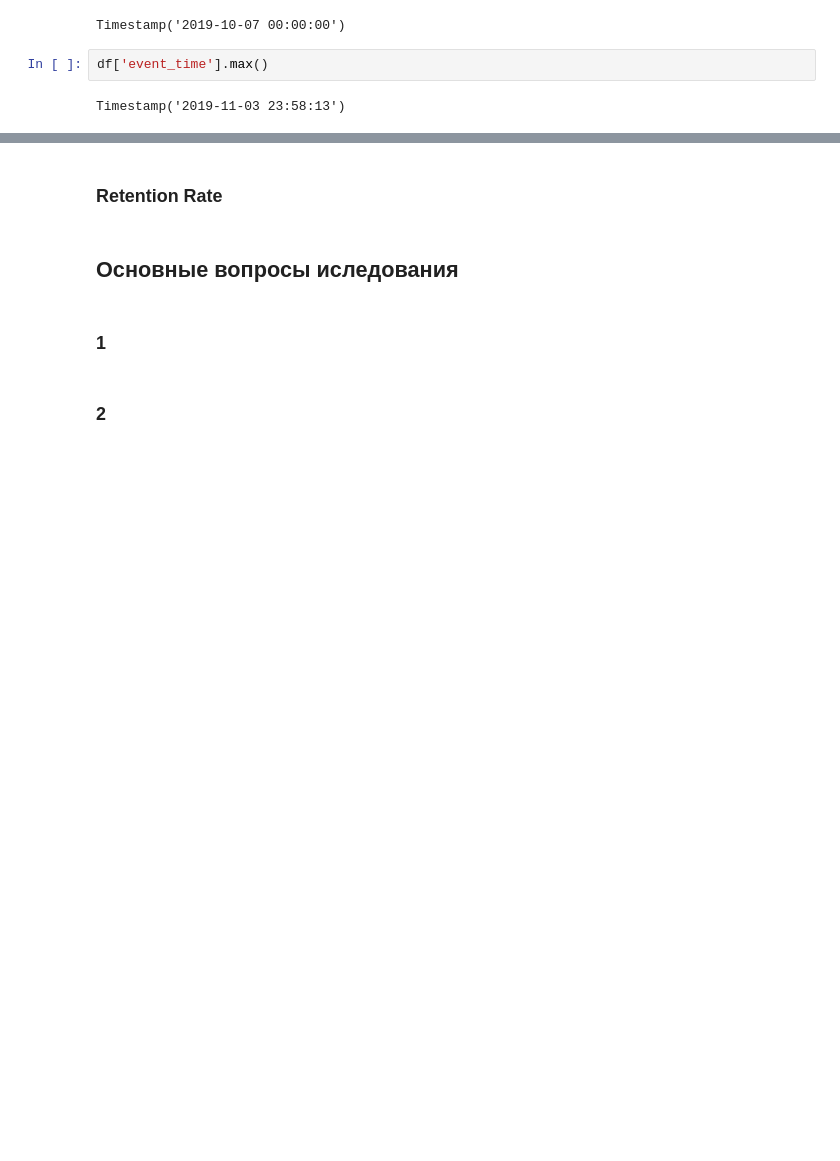
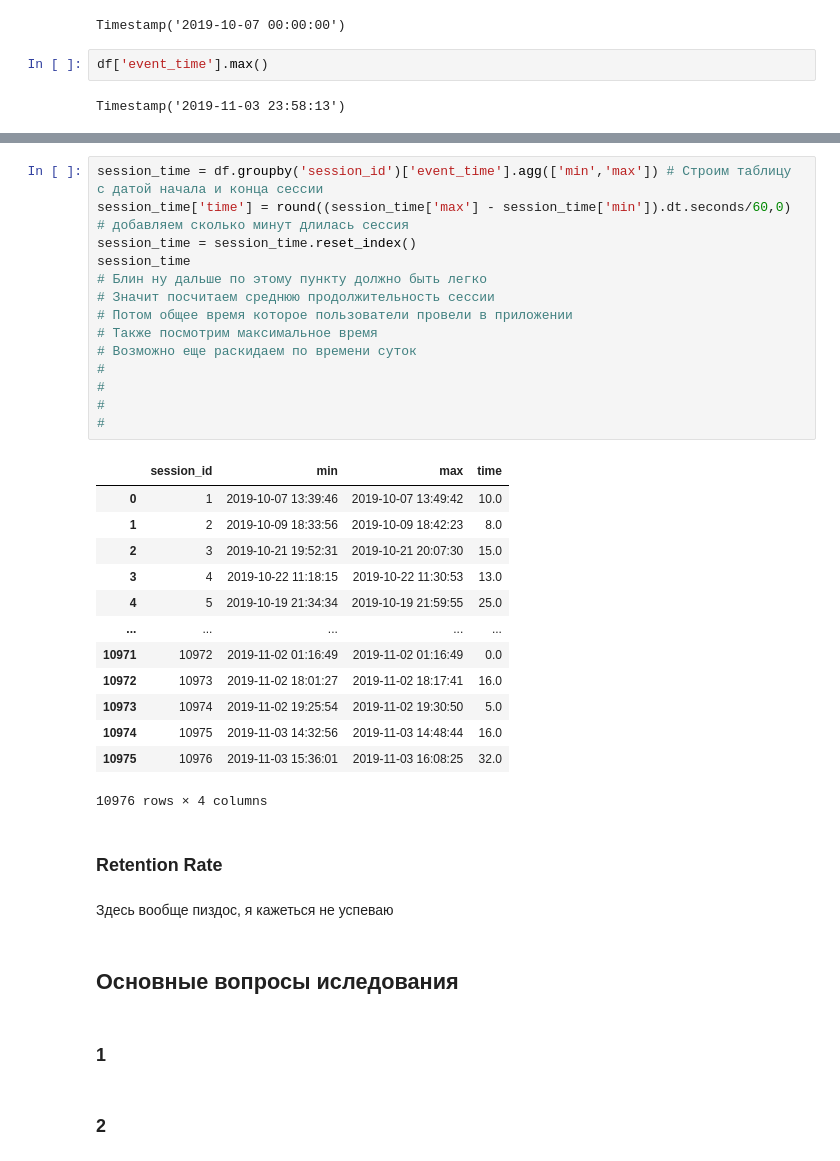
Before and after one commit to DaniilDonike/study_projects, a Jupyter notebook: Apps. Финальный проект/Project_first_try.ipynb, the cells around one changed output, grey strips where cells are left out. Saved outputs shown, nothing was run; the diff lists cells and outputs as text; blank space fills up the shorter version.

```diff
--- a/Apps. Финальный проект/Project_first_try.ipynb
+++ b/Apps. Финальный проект/Project_first_try.ipynb
@@ -260,5 +279,35 @@ Timestamp('2019-11-03 23:58:13')
+# %%
+session_time = df.groupby('session_id')['event_time'].agg(['min','max']) # Строим таблицу с датой начала и конца сессии
+session_time['time'] = round((session_time['max'] - session_time['min']).dt.seconds/60,0) # добавляем сколько минут длилась сессия
+session_time = session_time.reset_index()
+session_time
+# Блин ну дальше по этому пункту должно быть легко
+# Значит посчитаем среднюю продолжительность сессии
+# Потом общее время которое пользователи провели в приложении
+# Также посмотрим максимальное время
+# Возможно еще раскидаем по времени суток
+#
+#
+#
+#
+# %% [output]
+|  | session_id | min | max | time |
+| 0 | 1 | 2019-10-07 13:39:46 | 2019-10-07 13:49:42 | 10.0 |
+| 1 | 2 | 2019-10-09 18:33:56 | 2019-10-09 18:42:23 | 8.0 |
+| 2 | 3 | 2019-10-21 19:52:31 | 2019-10-21 20:07:30 | 15.0 |
+| 3 | 4 | 2019-10-22 11:18:15 | 2019-10-22 11:30:53 | 13.0 |
+| 4 | 5 | 2019-10-19 21:34:34 | 2019-10-19 21:59:55 | 25.0 |
+| ... | ... | ... | ... | ... |
+| 10971 | 10972 | 2019-11-02 01:16:49 | 2019-11-02 01:16:49 | 0.0 |
+| 10972 | 10973 | 2019-11-02 18:01:27 | 2019-11-02 18:17:41 | 16.0 |
+| 10973 | 10974 | 2019-11-02 19:25:54 | 2019-11-02 19:30:50 | 5.0 |
+| 10974 | 10975 | 2019-11-03 14:32:56 | 2019-11-03 14:48:44 | 16.0 |
+| 10975 | 10976 | 2019-11-03 15:36:01 | 2019-11-03 16:08:25 | 32.0 |
+10976 rows × 4 columns
 # %% [markdown]
 ### Retention Rate
+# %% [markdown]
+Здесь вообще пиздос, я кажеться не успеваю
 # %% [markdown]
 ## Основные вопросы иследования
 # %% [markdown]
```
Also changed, not shown: parts of 5 cells of this notebook.
